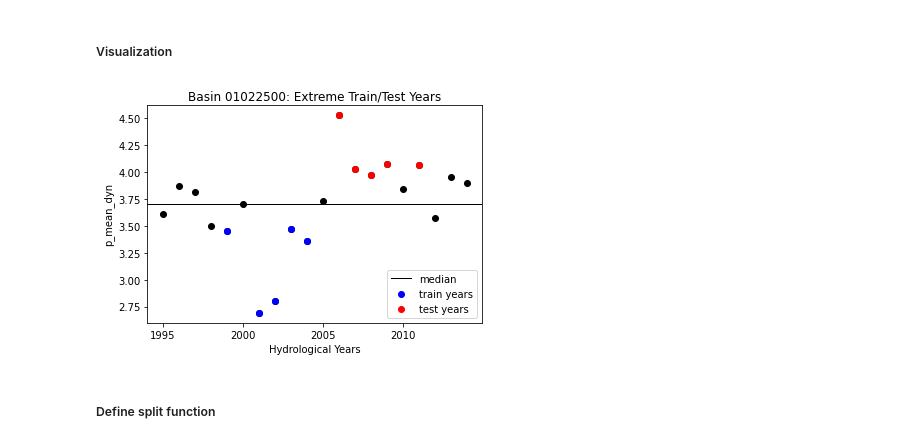
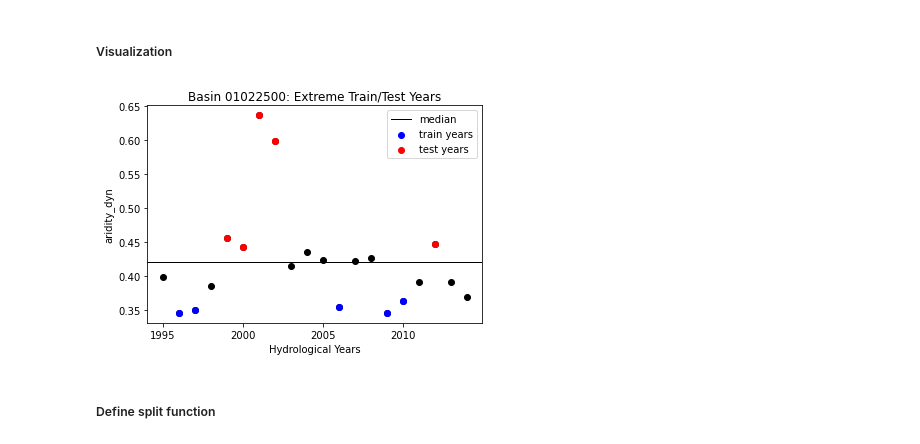
Before and after one commit to loganmqualls/NeuralHydrology-Climate-Experiments, a Jupyter notebook: 2_create_climate_experiments.ipynb, the cells around one changed output. Saved outputs shown, nothing was run; the diff lists cells and outputs as text; code cells hidden in the pictures.

```diff
--- a/2_create_climate_experiments.ipynb
+++ b/2_create_climate_experiments.ipynb
@@ -80,14 +80,14 @@ Now we need to define which dynamic climate indices to create train and test set
 #########################################################################################
 
 #If exp_type == 'extreme': Which indexes do we want to create extreme train/test sets for
-use_climate_indexes = ['p_mean_dyn', 'aridity_dyn']
+use_climate_indexes = ['aridity_dyn']
 
 #Specify number of years to be used in train and test sets
 n_train_years = 5
 n_test_years = 5
 
 #If exp_type == 'random': How many random train/test sets do we want to create
-num_random_experiments = 10
+num_random_experiments = 5
 
 #Specify number of ensemble members and first random seed value (increases by 1 for n num_seeds)
 num_seeds = 10
@@ -333,7 +334,7 @@ But first, for fun, let's conceptualize how the extreme train and test sets are
 ##### Visualization
 # %%
 #Create a dataframe of an example basin for an example index and sort based on index value
-ci_srt = climate_indices[basins[0]].dropna(0).sort_values(climate_indices[basins[0]].columns[0])
+ci_srt = climate_indices[basins[0]].dropna(0).sort_values(use_climate_indexes[0])
 
 #Create 'year' column by extracting the years from the dataframe's datetime index
 ci_srt['year'] = ci_srt.index.year
@@ -345,17 +346,16 @@ ci_srt.insert(value=a,column='year',loc=0)
 #Create a list of hydro years, sorted temporally
 xs = [int(x) for x in list(ci_srt.groupby('year').mean().index)]
 #Create a list of mean climate index values, sorted temporally
-ys = list(ci_srt.groupby('year').mean()[climate_indices[basins[0]].columns[0]])
+ys = list(ci_srt.groupby('year').mean()[use_climate_indexes[0]])
 
 #Create a list of sorted years, sorted by mean climate index values
-sorted_years = list(ci_srt.groupby('year').mean().sort_values(climate_indices[basins[0]].columns[0]).index)
+sorted_years = list(ci_srt.groupby('year').mean().sort_values(use_climate_indexes[0]).index)
 
 #If we are creating extreme train/test sets...
 if exp_type == 'extreme':
 
     #Create a list of sorted mean climate index values, sorted by mean climate index value
-    sorted_ys = list(ci_srt.groupby('year').mean().sort_values(climate_indices[basins[0]].columns[0])[climate_indices[basins[0]].columns[0]])
-
+    sorted_ys = list(ci_srt.groupby('year').mean().sort_values(use_climate_indexes[0])[use_climate_indexes[0]])
     #Get a list of train years (one extreme)
     train_years = sorted_years[:5]
     #Get a list of train years' climate index values
@@ -414,38 +414,39 @@ for x,y in zip(xs,ys):
 
         #Add 1 to itest
         itest = itest + 1
         #And if itest is equal to 1...
 
         if itest == 1:
 
             #Plot year and value as red point and label
             plt.scatter(x,y,color='red',label='test years')
 
         #If itest is not equal to one...
         else:
 
             #Plot year and value as red point
             plt.scatter(x,y,color='red')
 
 #Set x-axis tick interval
 plt.gca().xaxis.set_major_locator(plt.MultipleLocator(5))
 #Draw line of median climate value
-plt.axhline(y=np.mean(climate_indices[basins[0]][climate_indices[basins[0]].columns[0]]),
+plt.axhline(y=np.mean(climate_indices[basins[0]][use_climate_indexes[0]]),
             color='k',lw=1,label='median')
 
 #Set x-axis label
 plt.xlabel('Hydrological Years')
 #Set y-axis label
-plt.ylabel(f'{climate_indices[basins[0]].columns[0]}')
+plt.ylabel(f'{use_climate_indexes[0]}')
+# plt.ylabel(f'Mean Aridity Index')
 #Set title
 plt.title(f'Basin {basins[0]}: {exp_type.capitalize()} Train/Test Years')
-
+# plt.title(f'Basin {basins[0]}: Random Train/Test Sets')
 #Show legend
-plt.legend(loc=4)
+plt.legend(loc=0)
 #Show plot
 plt.show()
 # %% [output]
-[figure, old version]
+[figure, new version]
 # %% [markdown]
 ##### Define split function
 # %% [markdown]
```
Also changed, not shown: parts of 5 cells of this notebook.
